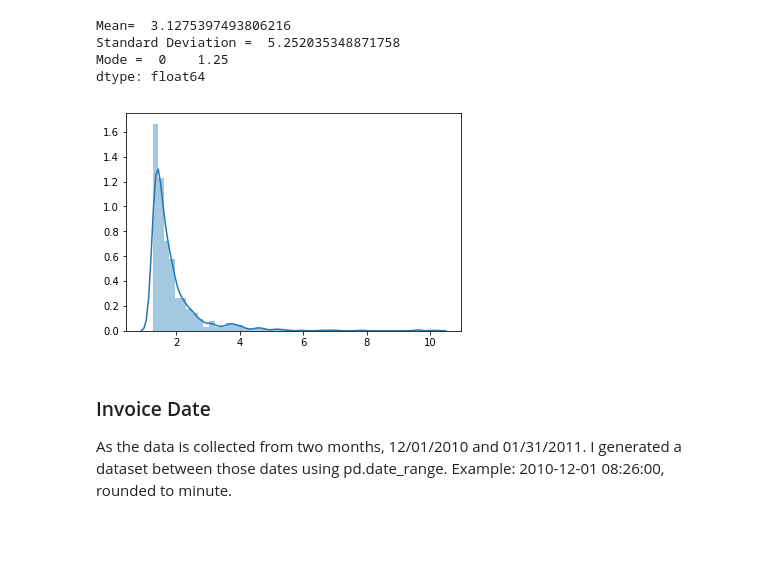
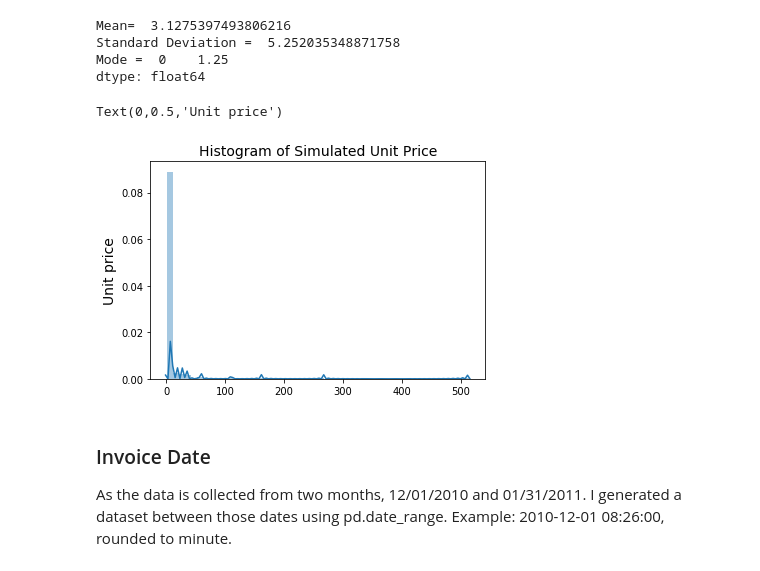
Before and after one commit to RitRa/Programming-Project-Dec-2018, a Jupyter notebook: Online Retail Data - Project 2018.ipynb, the cells around one changed output. Saved outputs shown, nothing was run; the diff lists cells and outputs as text; code cells hidden in the pictures; blank space fills up the shorter version.

```diff
--- a/Online Retail Data - Project 2018.ipynb
+++ b/Online Retail Data - Project 2018.ipynb
@@ -823,14 +824,19 @@ Mode =  0    1.25
 dtype: float64
 # %%
 #https://docs.scipy.org/doc/numpy-1.15.0/reference/generated/numpy.random.pareto.html
-a, m = 3., 1.25  # shape and mode
+a, m = 1., 1.25  # shape and mode
 
-s = (np.random.pareto(a, 1000) + 1) * m
+s = (np.random.pareto(a, 200) + 1) * m
 unitprice = np.round(s , 2)
 
 plot= sns.distplot(unitprice)
+
+plot.set_title('Histogram of Simulated Unit Price',fontsize=14)
+
+plot.set_ylabel('Unit price',fontsize=14)
 # %% [output]
+Text(0,0.5,'Unit price')
-[figure, old version]
+[figure, new version]
 # %% [markdown]
 ### Invoice Date
 
```
Also changed, not shown: parts of 27 cells of this notebook.
